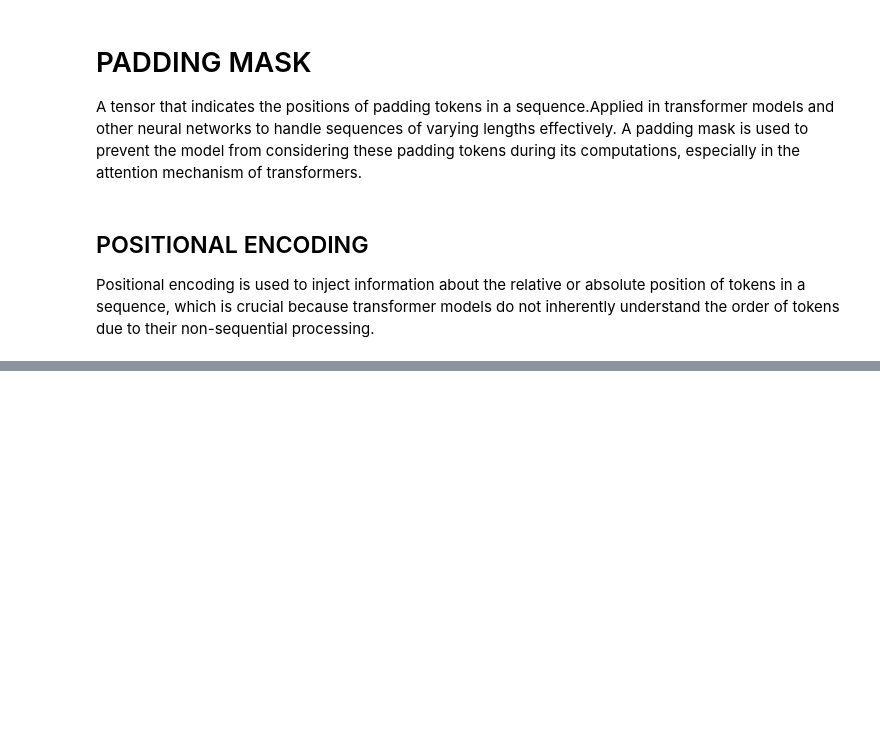
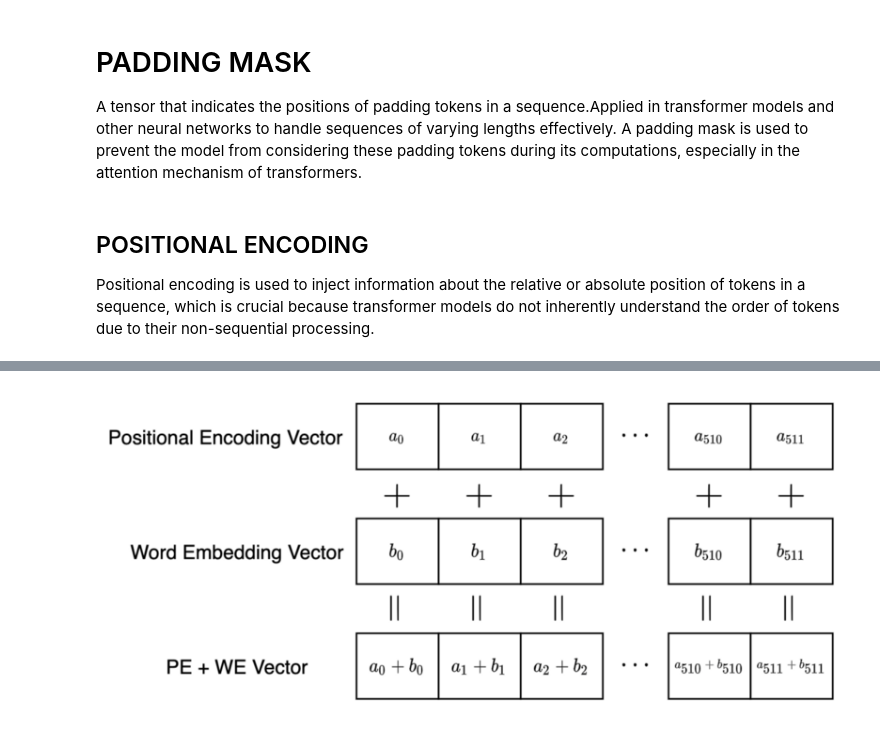
Before and after one commit to SrinithiSaiprasath/Transformer, a Jupyter notebook: Transformer.ipynb, the cells around one changed output, grey strips where cells are left out. Cells and saved outputs as stored; diff of their text form; code cells hidden in the pictures; blank space fills up the shorter version.

```diff
--- a/Transformer.ipynb
+++ b/Transformer.ipynb
@@ -236,3 +249,7 @@ class PositionalEncoding(tf.keras.layers.Layer):
   def compute_output_shape(self, input_shape):
         batch_size, seq_len, d_model = input_shape
         return (batch_size, seq_len, d_model)
+# %%
+display(Image.open("/content/drive/MyDrive/Colab Notebooks/Transformer_Chatbot/formula/pos-encoding-plus-word-embedding.png"))
+# %% [output]
+[figure, added]
```
Also changed, not shown: parts of 24 cells of this notebook.
